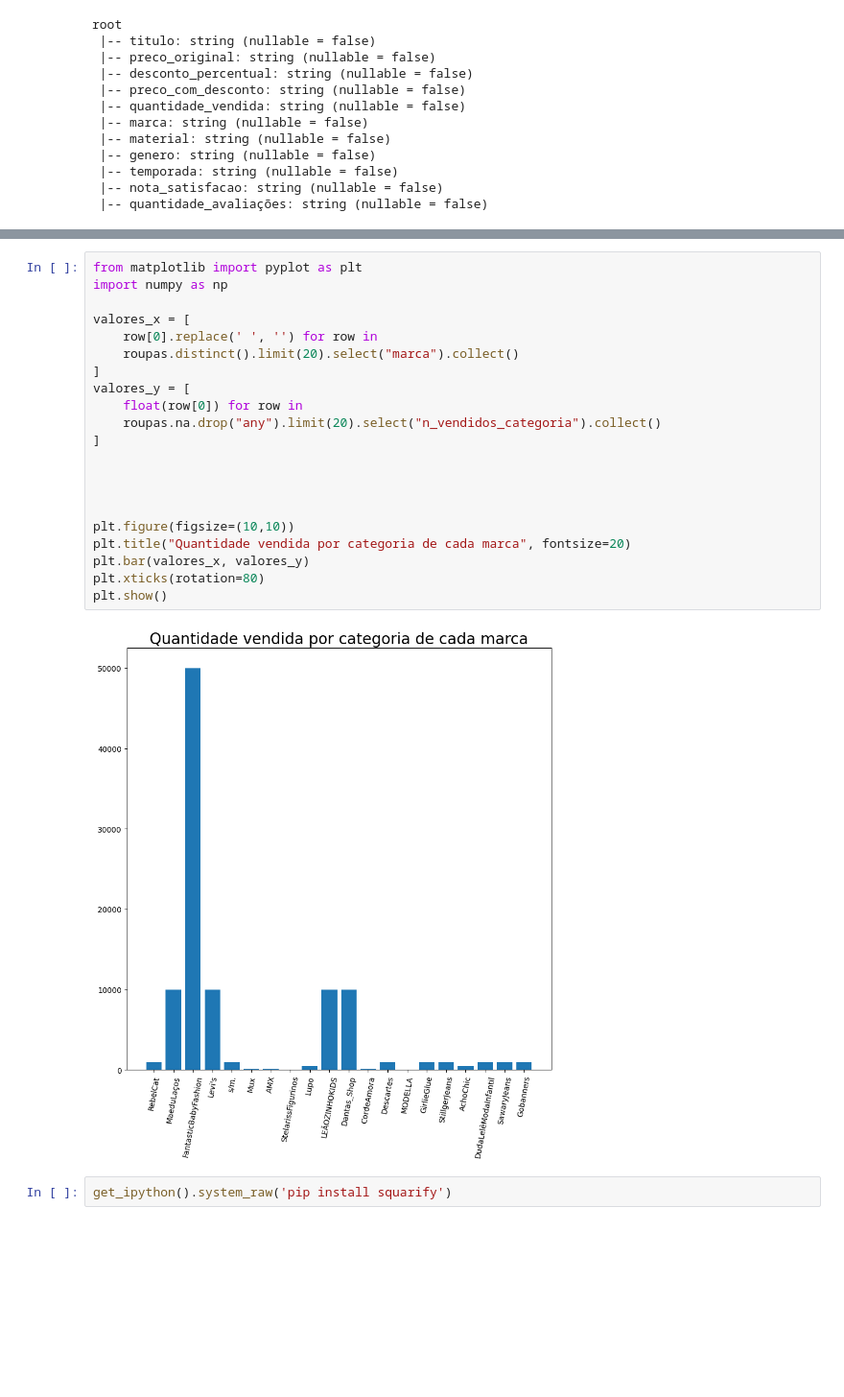
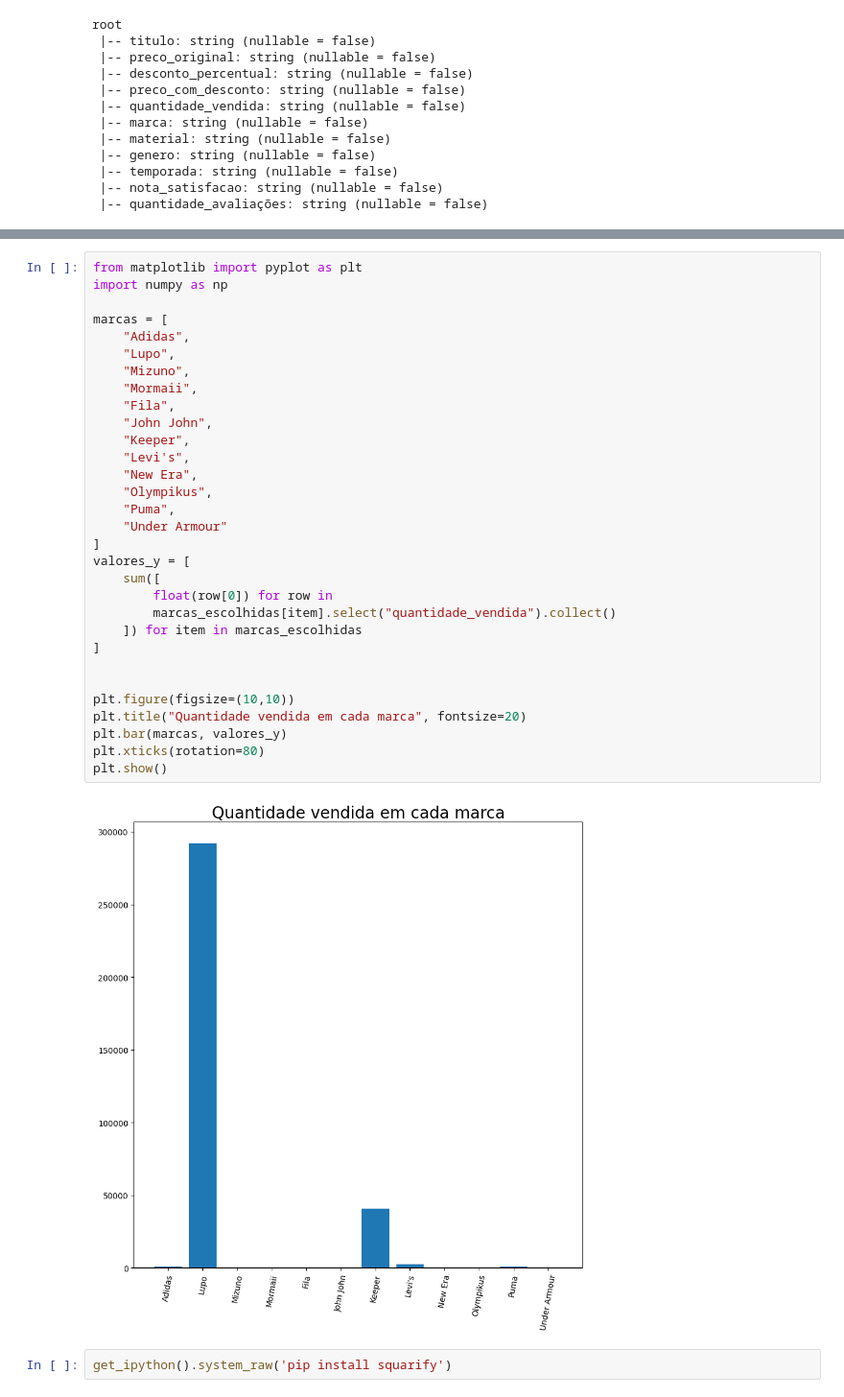
Before and after one commit to ThiagoKS-7/a3-analise-e-bigdata, a Jupyter notebook: a3-analise-dado.ipynb, the cells around one changed output, grey strips where cells are left out. Shown at 96% size. Saved outputs shown, nothing was run; the diff lists cells and outputs as text; blank space fills up the shorter version.

```diff
--- a/a3-analise-dado.ipynb
+++ b/a3-analise-dado.ipynb
@@ -88,26 +90,36 @@ dados.show(10000)
 # %%
 from matplotlib import pyplot as plt
 import numpy as np
 
-valores_x = [
-    row[0].replace(' ', '') for row in
-    roupas.distinct().limit(20).select("marca").collect()
+marcas = [
+    "Adidas",
+    "Lupo",
+    "Mizuno",
+    "Mormaii",
+    "Fila",
+    "John John",
+    "Keeper",
+    "Levi's",
+    "New Era",
+    "Olympikus",
+    "Puma",
+    "Under Armour"
 ]
 valores_y = [
-    float(row[0]) for row in
-    roupas.na.drop("any").limit(20).select("n_vendidos_categoria").collect()
+    sum([
+        float(row[0]) for row in
+        marcas_escolhidas[item].select("quantidade_vendida").collect()
+    ]) for item in marcas_escolhidas
 ]
 
 
-
-
 plt.figure(figsize=(10,10))
-plt.title("Quantidade vendida por categoria de cada marca", fontsize=20)
-plt.bar(valores_x, valores_y)
+plt.title("Quantidade vendida em cada marca", fontsize=20)
+plt.bar(marcas, valores_y)
 plt.xticks(rotation=80)
 plt.show()
 # %% [output]
-[figure, old version]
+[figure, new version]
 # %%
 get_ipython().system_raw('pip install squarify')
 # %% [output]
```
Also changed, not shown: parts of 5 cells of this notebook, 2 other files.
